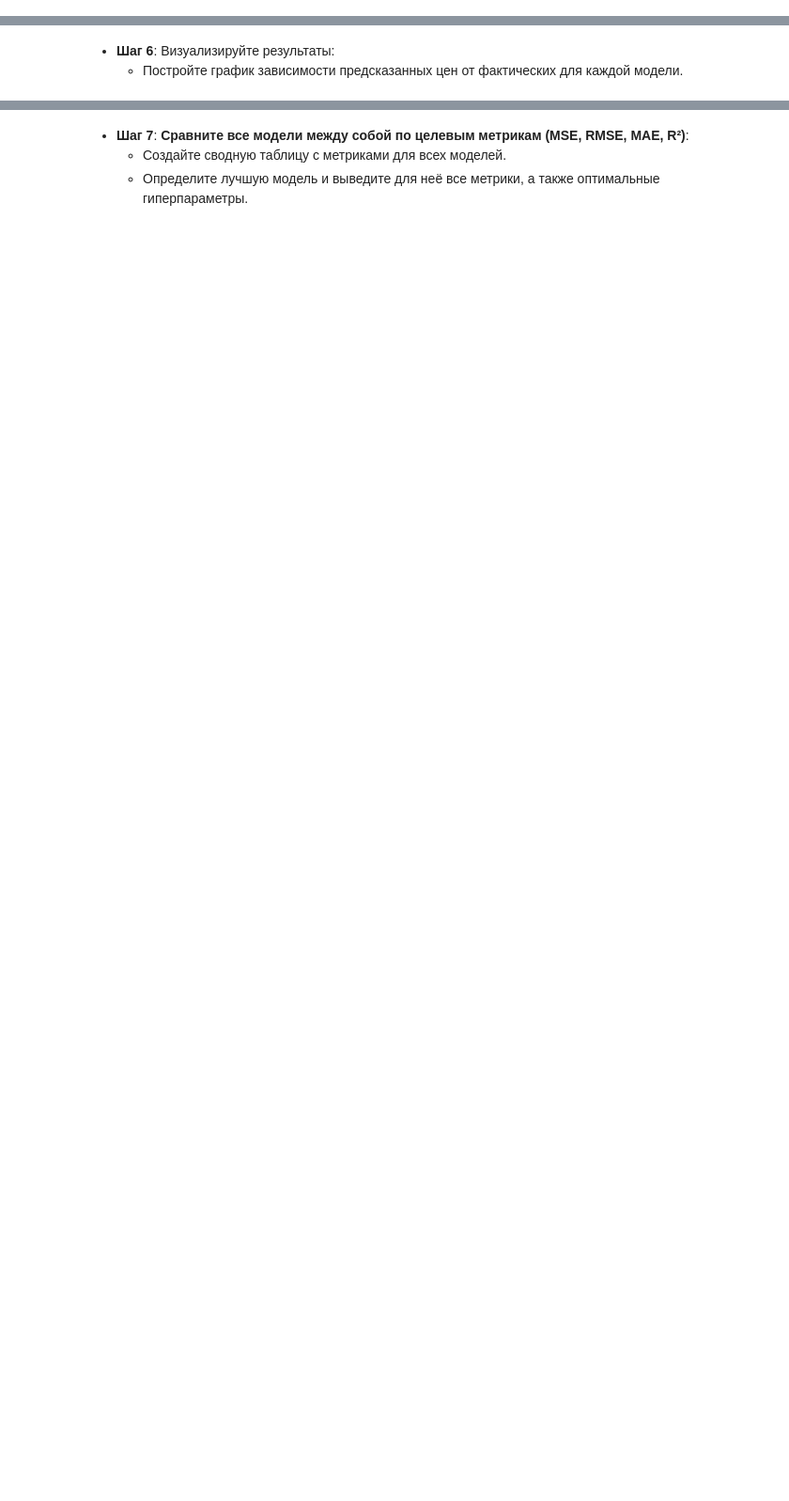
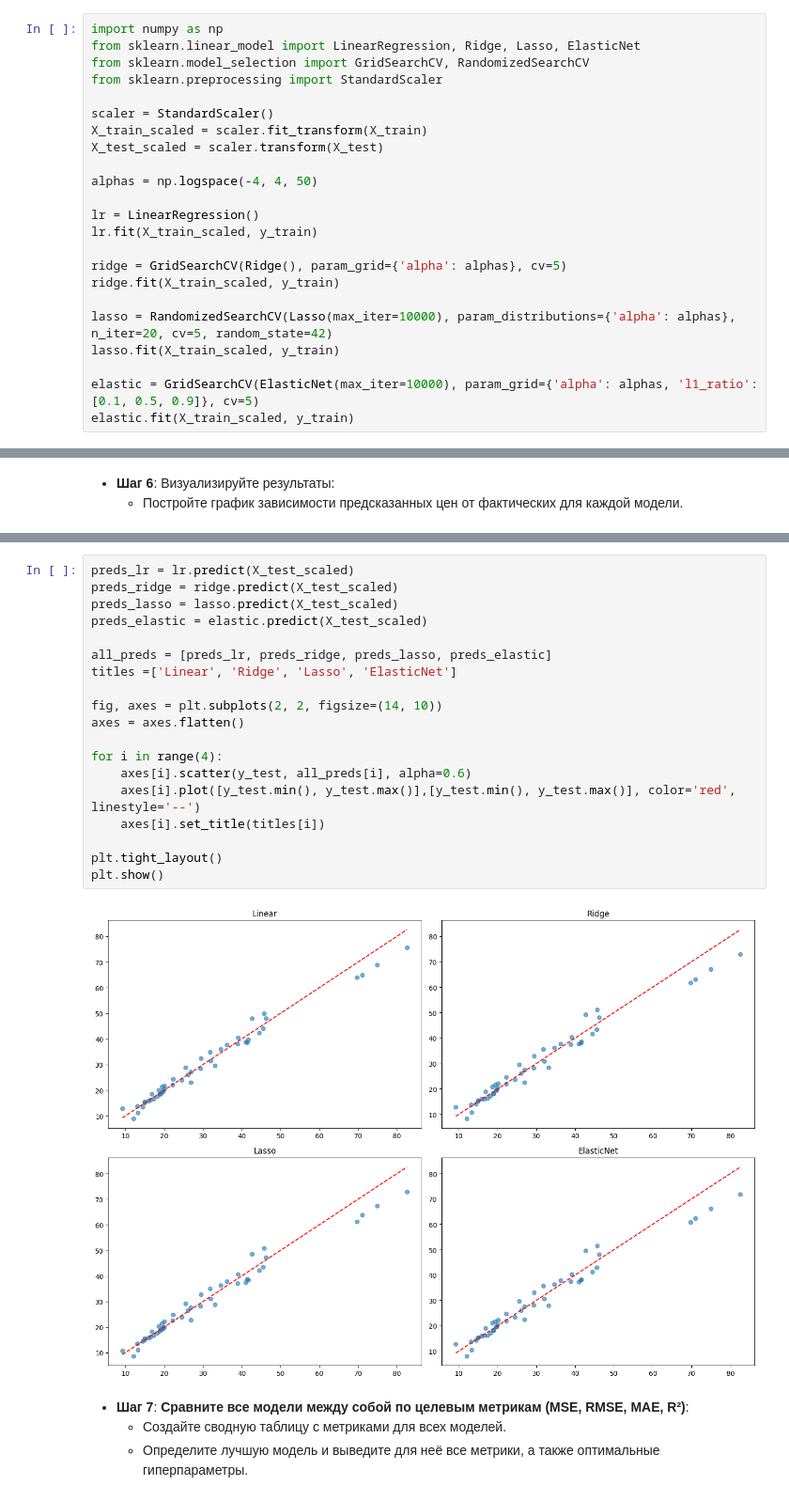
Before and after one commit to re-side/ml_basic, a Jupyter notebook: Практическая_работа_№5_Линейная_и_логистическая_регрессия.ipynb, the cells around one changed output, grey strips where cells are left out. Shown at 94% size. Cells and saved outputs as stored; diff of their text form; blank space fills up the shorter version.

```diff
--- a/Практическая_работа_№5_Линейная_и_логистическая_регрессия.ipynb
+++ b/Практическая_работа_№5_Линейная_и_логистическая_регрессия.ipynb
@@ -77,0 +95,23 @@ import numpy as np
+# %%
+import numpy as np
+from sklearn.linear_model import LinearRegression, Ridge, Lasso, ElasticNet
+from sklearn.model_selection import GridSearchCV, RandomizedSearchCV
+from sklearn.preprocessing import StandardScaler
+
+scaler = StandardScaler()
+X_train_scaled = scaler.fit_transform(X_train)
+X_test_scaled = scaler.transform(X_test)
+
+alphas = np.logspace(-4, 4, 50)
+
+lr = LinearRegression()
+lr.fit(X_train_scaled, y_train)
+
+ridge = GridSearchCV(Ridge(), param_grid={'alpha': alphas}, cv=5)
+ridge.fit(X_train_scaled, y_train)
+
+lasso = RandomizedSearchCV(Lasso(max_iter=10000), param_distributions={'alpha': alphas}, n_iter=20, cv=5, random_state=42)
+lasso.fit(X_train_scaled, y_train)
+
+elastic = GridSearchCV(ElasticNet(max_iter=10000), param_grid={'alpha': alphas, 'l1_ratio':[0.1, 0.5, 0.9]}, cv=5)
+elastic.fit(X_train_scaled, y_train)
@@ -88,3 +161,24 @@ import numpy as np
+# %%
+preds_lr = lr.predict(X_test_scaled)
+preds_ridge = ridge.predict(X_test_scaled)
+preds_lasso = lasso.predict(X_test_scaled)
+preds_elastic = elastic.predict(X_test_scaled)
+
+all_preds = [preds_lr, preds_ridge, preds_lasso, preds_elastic]
+titles =['Linear', 'Ridge', 'Lasso', 'ElasticNet']
+
+fig, axes = plt.subplots(2, 2, figsize=(14, 10))
+axes = axes.flatten()
+
+for i in range(4):
+    axes[i].scatter(y_test, all_preds[i], alpha=0.6)
+    axes[i].plot([y_test.min(), y_test.max()],[y_test.min(), y_test.max()], color='red', linestyle='--')
+    axes[i].set_title(titles[i])
+
+plt.tight_layout()
+plt.show()
+# %% [output]
+[figure, added]
 # %% [markdown]
 
 
```
Also changed, not shown: parts of 11 cells of this notebook.
